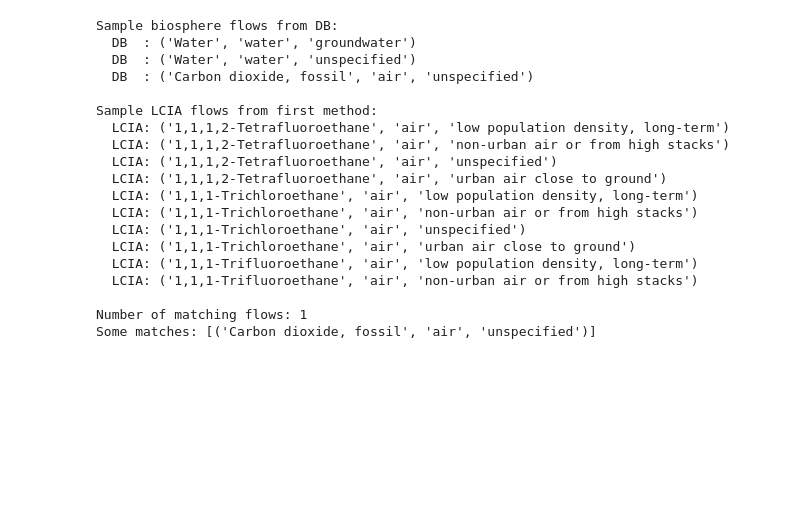
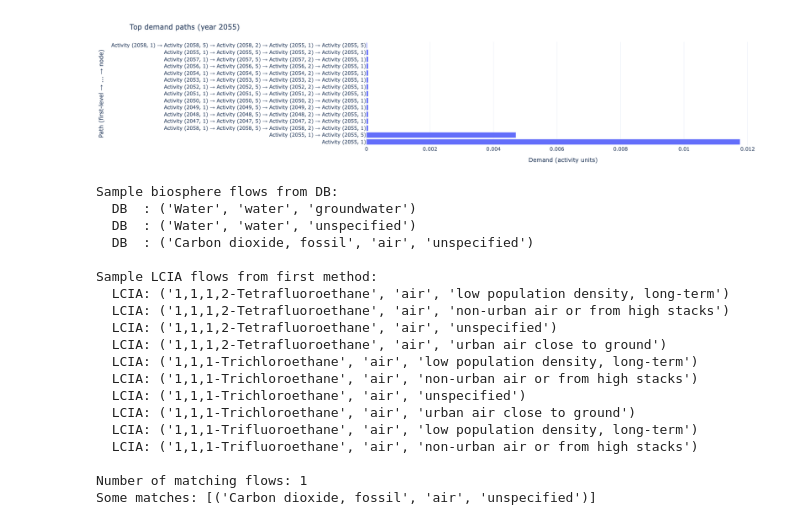
Before and after one commit to Laboratory-for-Energy-Systems-Analysis/trails, a Jupyter notebook: dev/example/dev.ipynb, the cells around one changed output. Drawn from its saved outputs; the diff is of its cells as text; code cells hidden in the pictures; blank space fills up the shorter version.

```diff
--- a/dev/example/dev.ipynb
+++ b/dev/example/dev.ipynb
@@ -110,0 +93,12 @@ Scores: <Compressed Sparse Row sparse matrix of dtype 'float64'
+# %%
+from trails.plotting import plot_top_paths_for_year
+plot_top_paths_for_year(
+    provenance=provenance,
+    trails=trails,
+    year=2055,
+    top_n=15,
+    title="Top demand paths",
+    amount_label="Demand (activity units)",
+)
+# %% [output]
+[figure, added]
```
Also changed, not shown: parts of 15 cells of this notebook, 28 other files.
